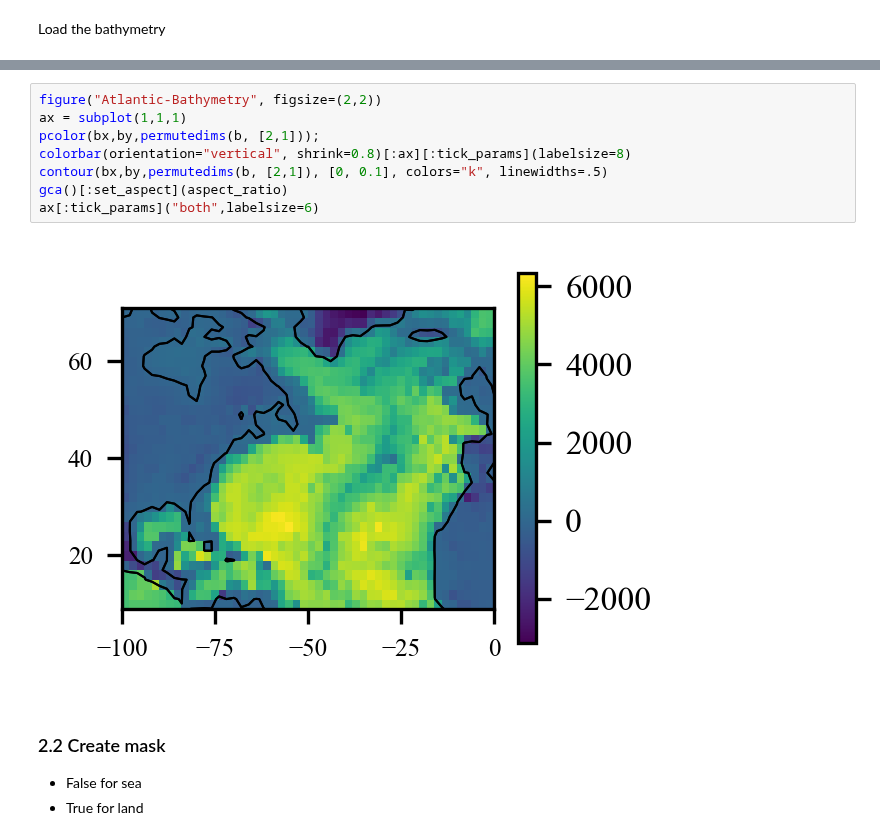
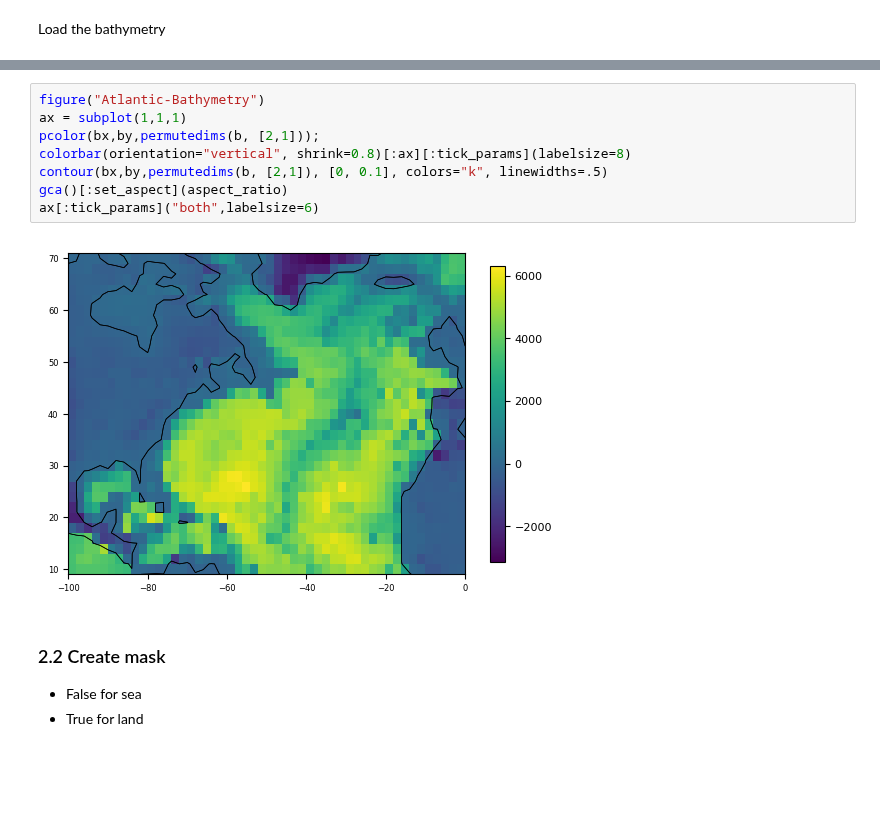
Before and after one commit to gher-uliege/Diva-Workshops, a Jupyter notebook: notebooks/91-AtlanticTest.ipynb, the cells around one changed output, grey strips where cells are left out. Drawn from its saved outputs; the diff is of its cells as text; blank space fills up the shorter version.

```diff
--- a/notebooks/91-AtlanticTest.ipynb
+++ b/notebooks/91-AtlanticTest.ipynb
@@ -190,13 +180,13 @@ Load the bathymetry
 # %%
-figure("Atlantic-Bathymetry", figsize=(2,2))
+figure("Atlantic-Bathymetry")
 ax = subplot(1,1,1)
 pcolor(bx,by,permutedims(b, [2,1]));
 colorbar(orientation="vertical", shrink=0.8)[:ax][:tick_params](labelsize=8)
 contour(bx,by,permutedims(b, [2,1]), [0, 0.1], colors="k", linewidths=.5)
 gca()[:set_aspect](aspect_ratio)
 ax[:tick_params]("both",labelsize=6)
 # %% [output]
-[figure, old version]
+[figure, new version]
 # %% [markdown]
 ### 2.2 Create mask
 * False for sea
```
Also changed, not shown: parts of 23 cells of this notebook.
